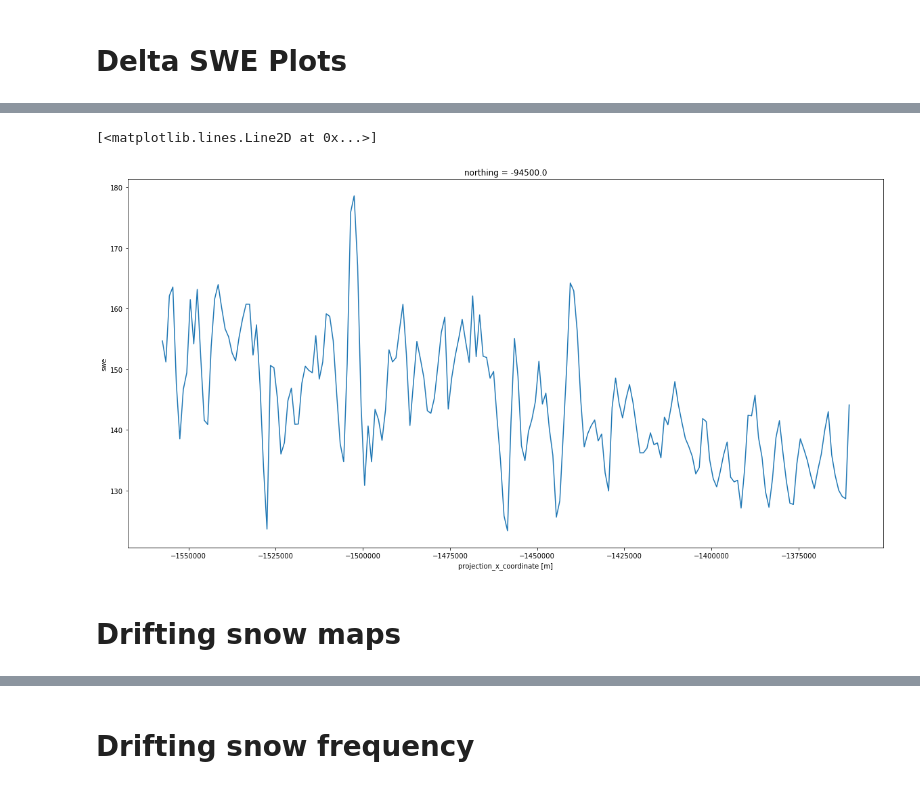
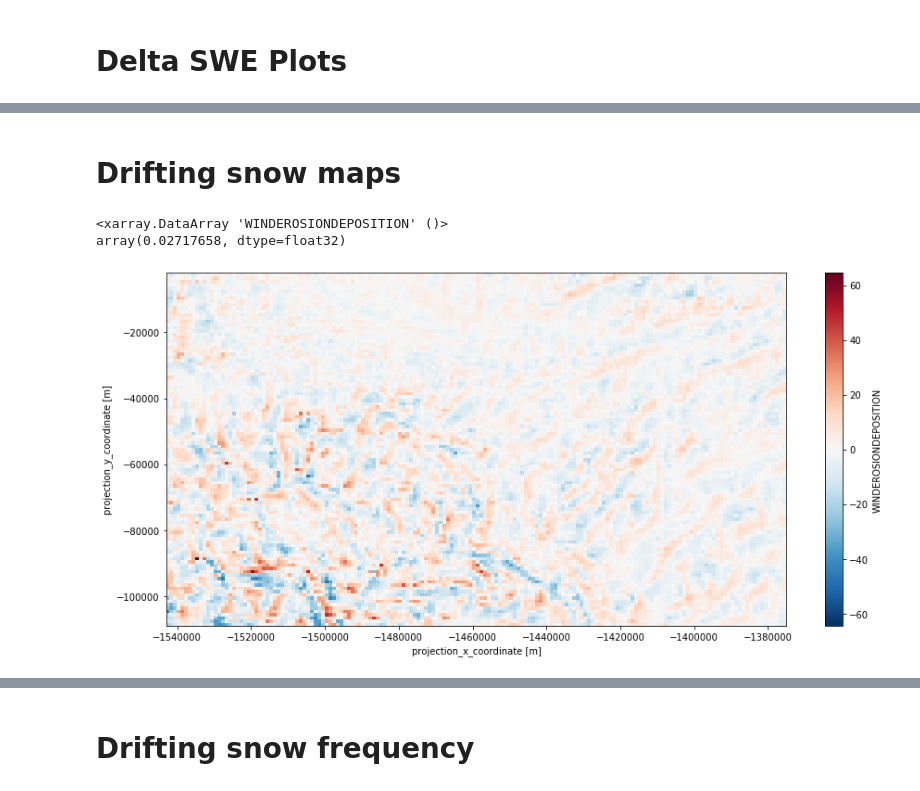
Before and after one commit to EricKeenan/SNOWPACK_WAIS, a Jupyter notebook: analysis/inspect_grid.ipynb, the cells around one changed output, grey strips where cells are left out. Drawn from its saved outputs; the diff is of its cells as text; code cells hidden in the pictures.

```diff
--- a/analysis/inspect_grid.ipynb
+++ b/analysis/inspect_grid.ipynb
@@ -142,16 +154,12 @@ Min SMB = 107.10907
-# %%
-plt.figure(figsize=(20, 10))
-dswe_map[29,:].plot()
-# %% [output]
-[<matplotlib.lines.Line2D at 0x...>]
-[figure, removed]
 # %% [markdown]
 # Drifting snow maps
 # %%
-# wind_sum = ds['WINDEROSIONDEPOSITION'].sum(dim='time')
-
-# plt.figure(figsize=(20, 10))
-# wind_sum.plot()
-
-# plt.figure(figsize=(20, 10))
-# wind_sum[44,:].plot()
+wind_sum = ds['WINDEROSIONDEPOSITION'].sum(dim='time')
+plt.figure(figsize=(15, 7))
+wind_sum.plot()
+print(wind_sum.mean())
+plt.savefig("net_wind_transport.pdf", dpi=100)
+# %% [output]
+<xarray.DataArray 'WINDEROSIONDEPOSITION' ()>
+array(0.02717658, dtype=float32)
+[figure, added]
```
Also changed, not shown: parts of 8 cells of this notebook, 3 other files.
